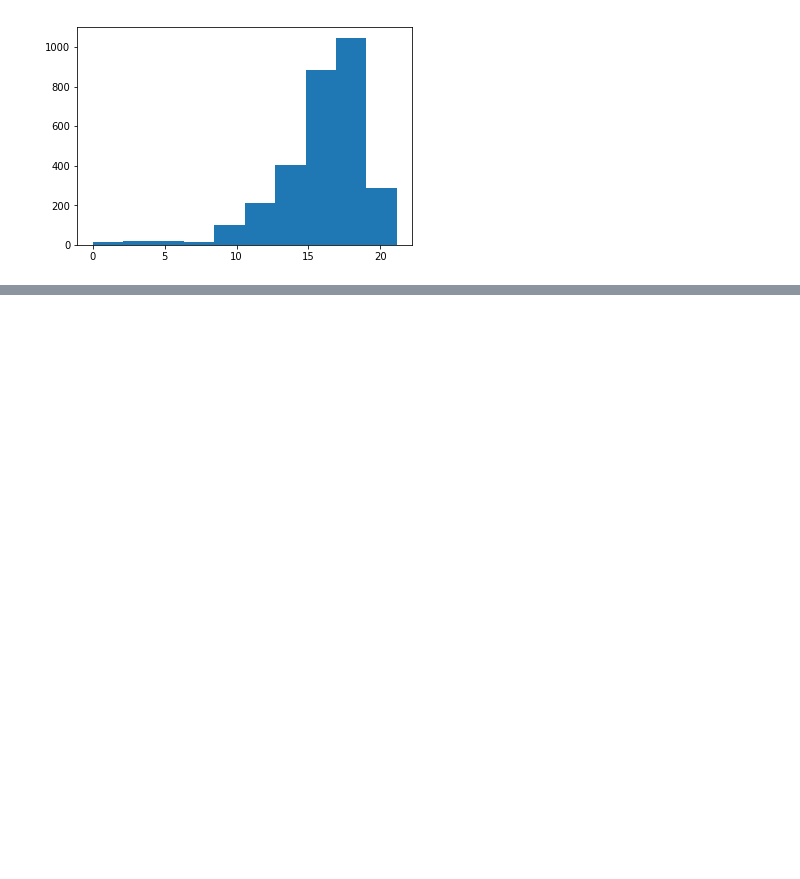
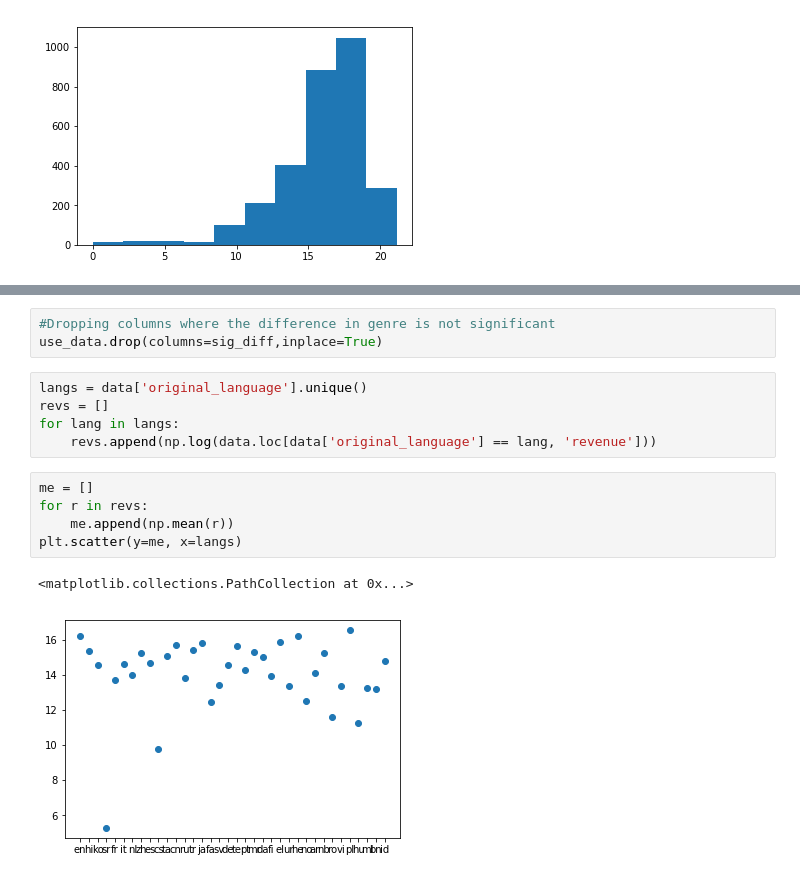
Before and after one commit to IsaLaughlin/CAP4770-Group_13, a Jupyter notebook: src/Data Analysis.ipynb, the cells around one changed output, grey strips where cells are left out. Drawn from its saved outputs; the diff is of its cells as text; blank space fills up the shorter version.

```diff
--- a/src/Data Analysis.ipynb
+++ b/src/Data Analysis.ipynb
@@ -165,0 +181,16 @@ Family 17.30978058785003        not Family 15.831803086992798   diff:  1.4779775
+# %%
+#Dropping columns where the difference in genre is not significant
+use_data.drop(columns=sig_diff,inplace=True)
+# %%
+langs = data['original_language'].unique()
+revs = []
+for lang in langs:
+    revs.append(np.log(data.loc[data['original_language'] == lang, 'revenue']))
+# %%
+me = []
+for r in revs:
+    me.append(np.mean(r))
+plt.scatter(y=me, x=langs)
+# %% [output]
+<matplotlib.collections.PathCollection at 0x...>
+[figure, added]
```
Also changed, not shown: parts of 12 cells of this notebook, 1 other file.
